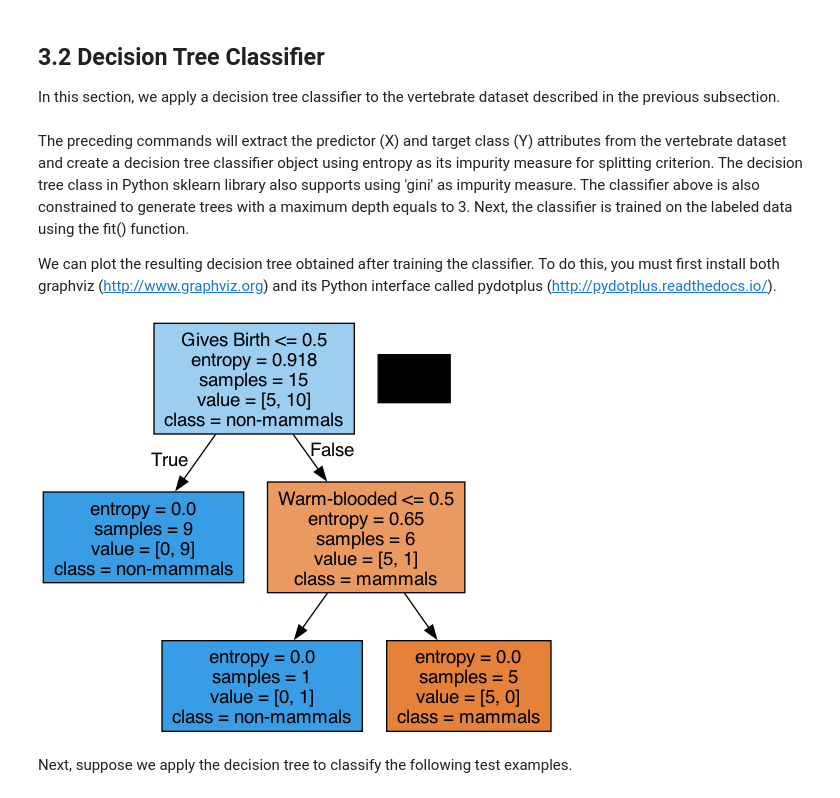
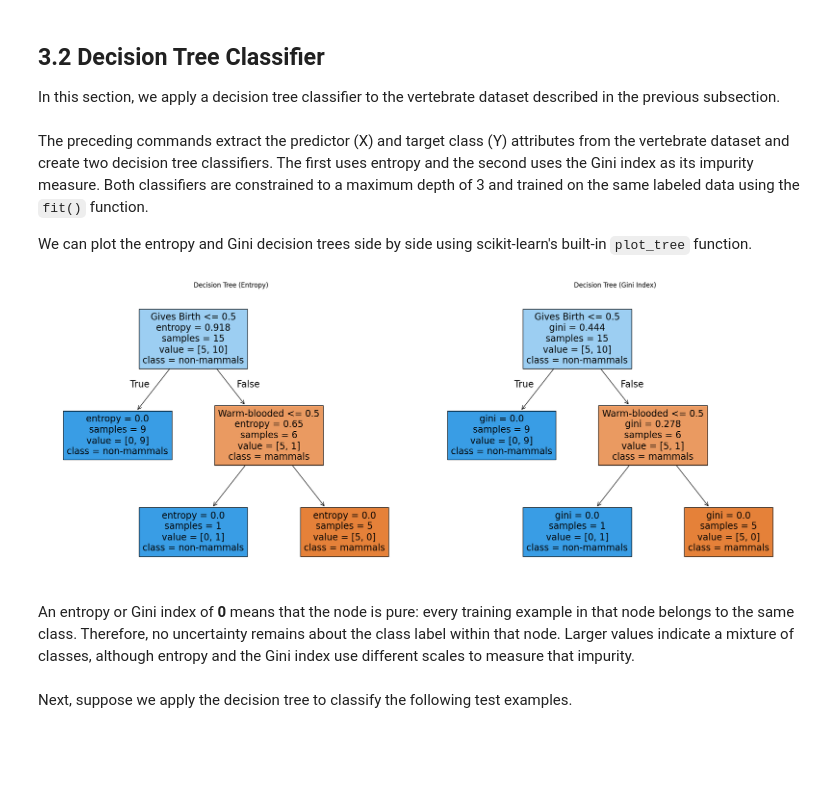
Before and after one commit to maurofama99/data-mining-course, a Jupyter notebook: exercises/solutions/classification.ipynb, the cells around one changed output. Saved outputs shown, nothing was run; the diff lists cells and outputs as text; code cells hidden in the pictures; blank space fills up the shorter version.

```diff
--- a/exercises/solutions/classification.ipynb
+++ b/exercises/solutions/classification.ipynb
@@ -79,21 +80,32 @@ from sklearn import tree
 Y = data['Class']
 X = data.drop(['Name','Class'],axis=1)
 
-clf = tree.DecisionTreeClassifier(criterion='entropy',max_depth=3)
+# Train the entropy-based decision tree.
+clf = tree.DecisionTreeClassifier(criterion='entropy', max_depth=3)
 clf = clf.fit(X, Y)
+
+# Train a second decision tree using the Gini index.
+clf_gini = tree.DecisionTreeClassifier(criterion='gini', max_depth=3)
+clf_gini = clf_gini.fit(X, Y)
 # %% [markdown]
-The preceding commands will extract the predictor (X) and target class (Y) attributes from the vertebrate dataset and create a decision tree classifier object using entropy as its impurity measure for splitting criterion. The decision tree class in Python sklearn library also supports using 'gini' as impurity measure. The classifier above is also constrained to generate trees with a maximum depth equals to 3. Next, the classifier is trained on the labeled data using the fit() function.
+The preceding commands extract the predictor (X) and target class (Y) attributes from the vertebrate dataset and create two decision tree classifiers. The first uses entropy and the second uses the Gini index as its impurity measure. Both classifiers are constrained to a maximum depth of 3 and trained on the same labeled data using the `fit()` function.
 
-We can plot the resulting decision tree obtained after training the classifier. To do this, you must first install both graphviz (http://www.graphviz.org) and its Python interface called pydotplus (http://pydotplus.readthedocs.io/).
+We can plot the entropy and Gini decision trees side by side using scikit-learn's built-in `plot_tree` function.
-# %%
-import pydotplus
-from IPython.display import Image
-
-dot_data = tree.export_graphviz(clf, feature_names=X.columns, class_names=['mammals','non-mammals'], filled=True, out_file=None)
-graph = pydotplus.graph_from_dot_data(dot_data)
-Image(graph.create_png())
-# %% [output]
-[figure, removed]
+# %%
+import matplotlib.pyplot as plt
+
+# Render both fitted trees side by side for comparison.
+fig, axes = plt.subplots(1, 2, figsize=(20, 8))
+tree.plot_tree(clf, feature_names=X.columns, class_names=clf.classes_, filled=True, ax=axes[0])
+axes[0].set_title('Decision Tree (Entropy)')
+tree.plot_tree(clf_gini, feature_names=X.columns, class_names=clf_gini.classes_, filled=True, ax=axes[1])
+axes[1].set_title('Decision Tree (Gini Index)')
+plt.tight_layout()
+plt.show()
+# %% [output]
+[figure, added]
+# %% [markdown]
+An entropy or Gini index of **0** means that the node is pure: every training example in that node belongs to the same class. Therefore, no uncertainty remains about the class label within that node. Larger values indicate a mixture of classes, although entropy and the Gini index use different scales to measure that impurity.
 # %% [markdown]
 Next, suppose we apply the decision tree to classify the following test examples.
 # %%
```
Also changed, not shown: parts of 24 cells of this notebook, 2 other files.
